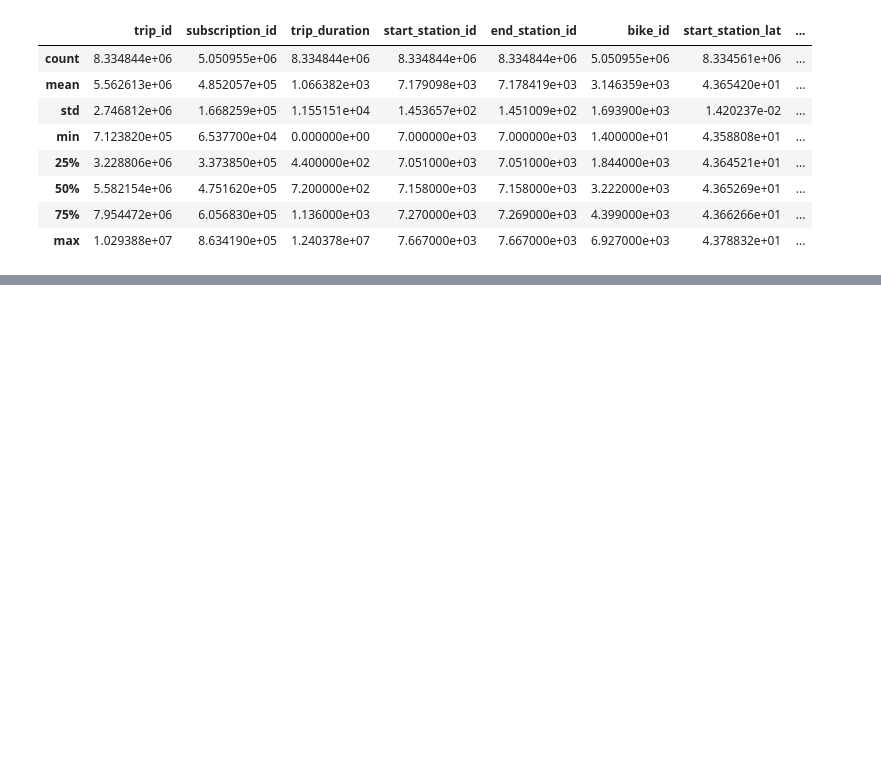
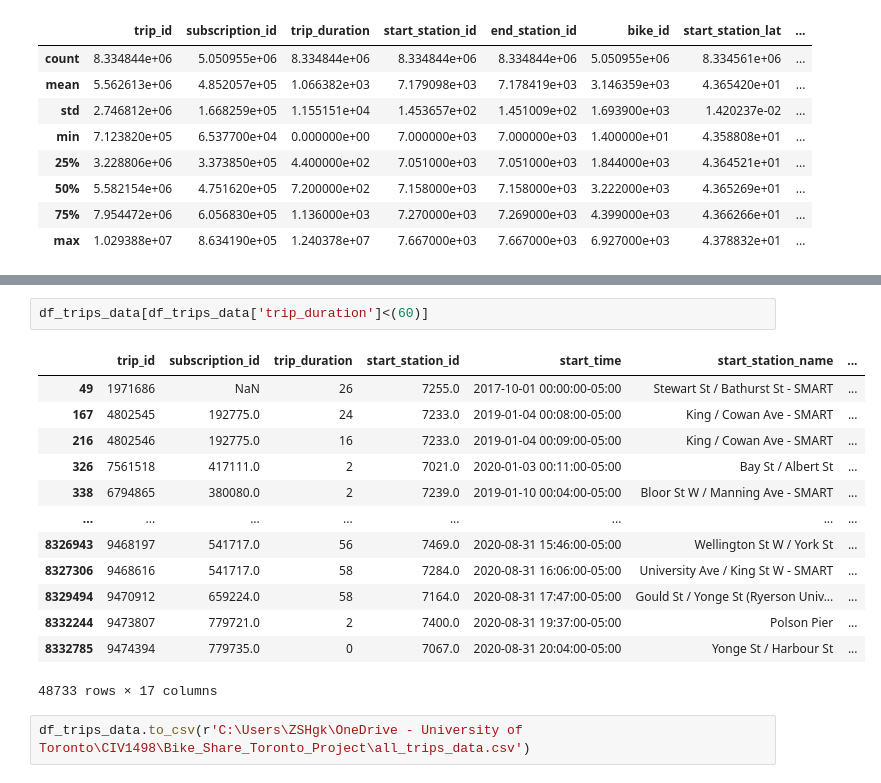
Before and after one commit to yokoyana/toronto_bike_share, a Jupyter notebook: project.ipynb, the cells around one changed output, grey strips where cells are left out. Drawn from its saved outputs; the diff is of its cells as text; blank space fills up the shorter version.

```diff
--- a/project.ipynb
+++ b/project.ipynb
@@ -1125,0 +1156,18 @@ import
+# %%
+df_trips_data[df_trips_data['trip_duration']<(60)]
+# %% [output]
+|  | trip_id | subscription_id | trip_duration | start_station_id | start_time | start_station_name | ... |
+| 49 | 1971686 | NaN | 26 | 7255.0 | 2017-10-01 00:00:00-05:00 | Stewart St / Bathurst St - SMART | ... |
+| 167 | 4802545 | 192775.0 | 24 | 7233.0 | 2019-01-04 00:08:00-05:00 | King / Cowan Ave - SMART | ... |
+| 216 | 4802546 | 192775.0 | 16 | 7233.0 | 2019-01-04 00:09:00-05:00 | King / Cowan Ave - SMART | ... |
+| 326 | 7561518 | 417111.0 | 2 | 7021.0 | 2020-01-03 00:11:00-05:00 | Bay St / Albert St | ... |
+| 338 | 6794865 | 380080.0 | 2 | 7239.0 | 2019-01-10 00:04:00-05:00 | Bloor St W / Manning Ave - SMART | ... |
+| ... | ... | ... | ... | ... | ... | ... | ... |
+| 8326943 | 9468197 | 541717.0 | 56 | 7469.0 | 2020-08-31 15:46:00-05:00 | Wellington St W / York St | ... |
+| 8327306 | 9468616 | 541717.0 | 58 | 7284.0 | 2020-08-31 16:06:00-05:00 | University Ave / King St W - SMART | ... |
+| 8329494 | 9470912 | 659224.0 | 58 | 7164.0 | 2020-08-31 17:47:00-05:00 | Gould St / Yonge St (Ryerson Univ... | ... |
+| 8332244 | 9473807 | 779721.0 | 2 | 7400.0 | 2020-08-31 19:37:00-05:00 | Polson Pier | ... |
+| 8332785 | 9474394 | 779735.0 | 0 | 7067.0 | 2020-08-31 20:04:00-05:00 | Yonge St / Harbour St | ... |
+48733 rows × 17 columns
+# %%
+df_trips_data.to_csv(r'C:\Users\ZSHgk\OneDrive - University of Toronto\CIV1498\Bike_Share_Toronto_Project\all_trips_data.csv')
```
Also changed, not shown: parts of 5 cells of this notebook.
